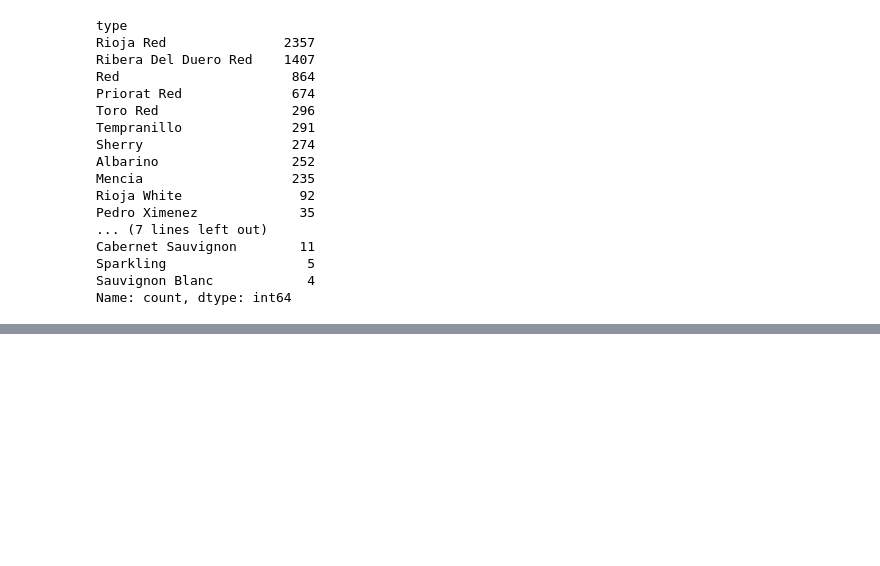
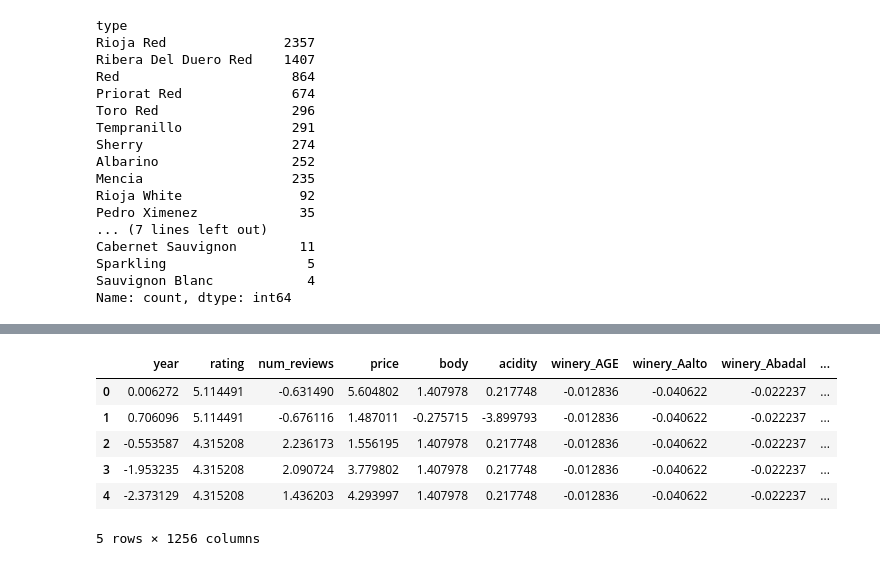
Before and after one commit to michaeldonaldsheridan/WineClassification, a Jupyter notebook: WineClassifcaton.ipynb, the cells around one changed output, grey strips where cells are left out. Cells and saved outputs as stored; diff of their text form; code cells hidden in the pictures; blank space fills up the shorter version.

```diff
--- a/WineClassifcaton.ipynb
+++ b/WineClassifcaton.ipynb
@@ -96,0 +180,15 @@ Name: count, dtype: int64
+# %%
+scaler = StandardScaler()
+scaler.fit(wine_df_encoded)
+
+scaled_data = scaler.transform(wine_df_encoded)
+scaled_df = pd.DataFrame(scaled_data, columns=wine_df_encoded.columns)
+scaled_df.head()
+# %% [output]
+|  | year | rating | num_reviews | price | body | acidity | winery_AGE | winery_Aalto | winery_Abadal | ... |
+| 0 | 0.006272 | 5.114491 | -0.631490 | 5.604802 | 1.407978 | 0.217748 | -0.012836 | -0.040622 | -0.022237 | ... |
+| 1 | 0.706096 | 5.114491 | -0.676116 | 1.487011 | -0.275715 | -3.899793 | -0.012836 | -0.040622 | -0.022237 | ... |
+| 2 | -0.553587 | 4.315208 | 2.236173 | 1.556195 | 1.407978 | 0.217748 | -0.012836 | -0.040622 | -0.022237 | ... |
+| 3 | -1.953235 | 4.315208 | 2.090724 | 3.779802 | 1.407978 | 0.217748 | -0.012836 | -0.040622 | -0.022237 | ... |
+| 4 | -2.373129 | 4.315208 | 1.436203 | 4.293997 | 1.407978 | 0.217748 | -0.012836 | -0.040622 | -0.022237 | ... |
+5 rows × 1256 columns
```
Also changed, not shown: parts of 17 cells of this notebook.
